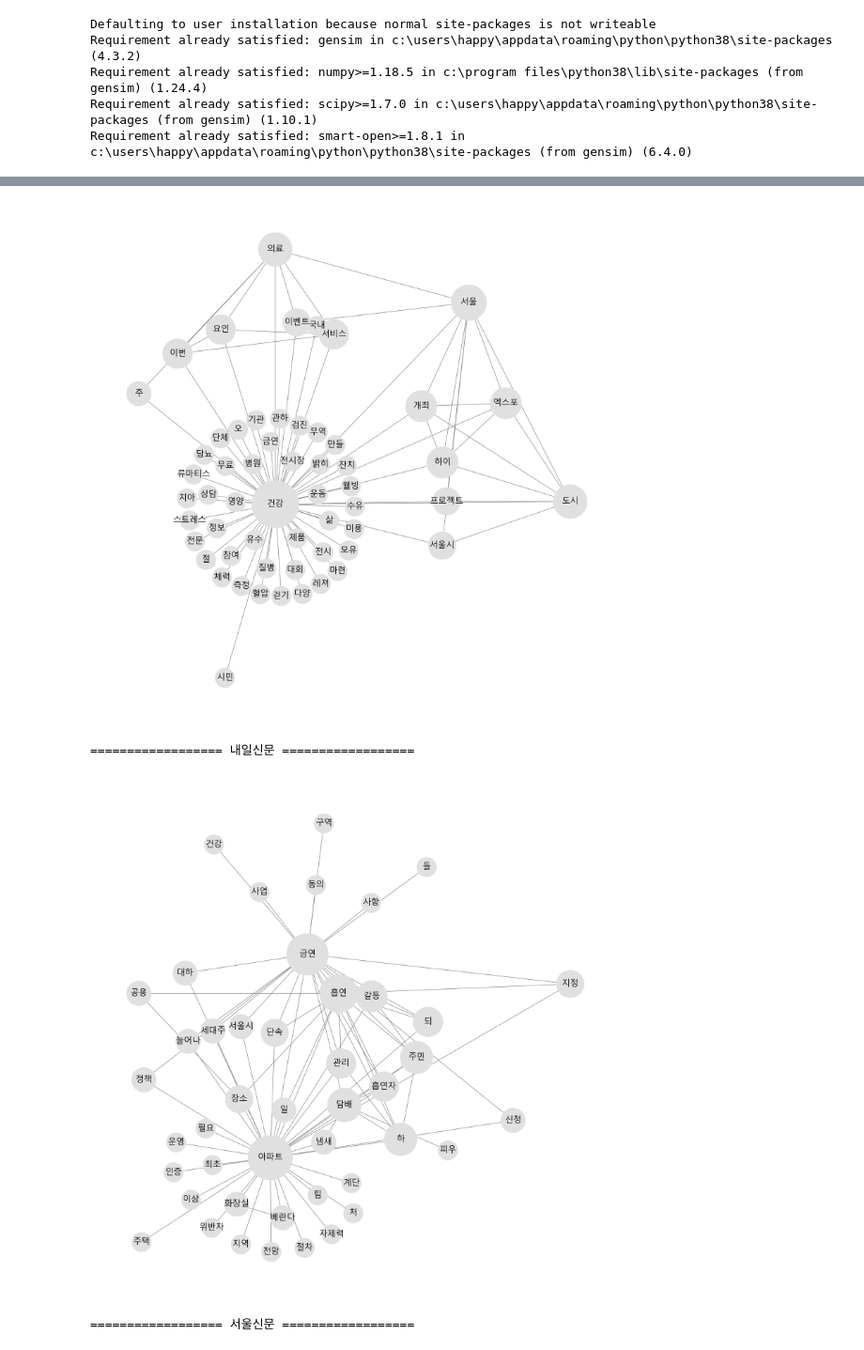
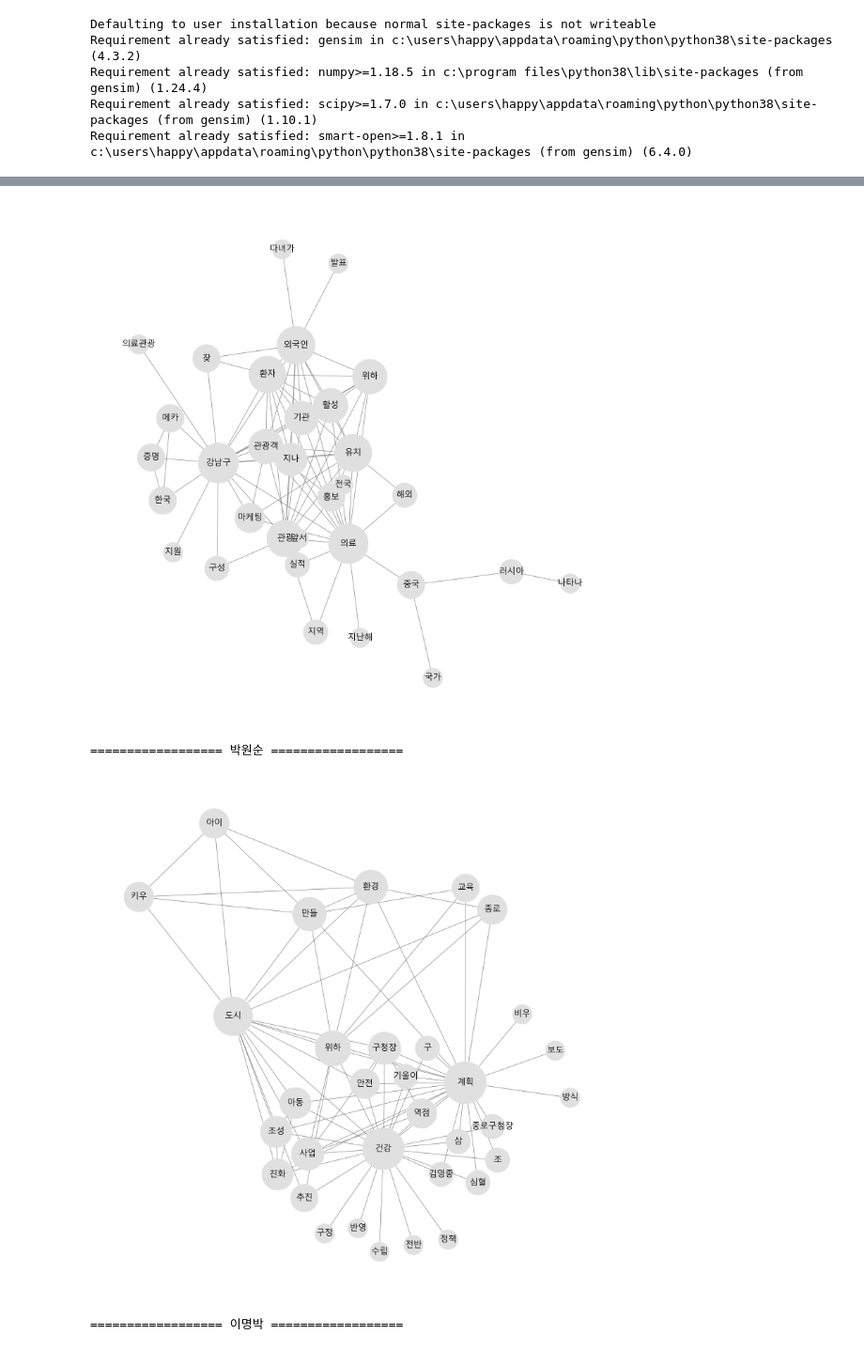
Before and after one commit to shinjiyeong/homework_textmining, a Jupyter notebook: wk5_신지영.ipynb, the cells around one changed output, grey strips where cells are left out. Shown at 94% size. Cells and saved outputs as stored; diff of their text form; code cells hidden in the pictures.

```diff
--- a/wk5_신지영.ipynb
+++ b/wk5_신지영.ipynb
@@ -76,15 +116,15 @@ import math
 
 bodys = {}
 
-for publishers in PUBLISHERS:
-    bodys[publishers] = articles["wordset"][publishers_idxes[publishers]]
+for mayor in MAYORS:
+    bodys[mayor] = articles["wordset"][mayor_idxes[mayor]]
 
     unigram_count = Counter()
     bigram_count = Counter()
 
     ppmis = Counter()
 
-    for body in bodys[publishers]:
+    for body in bodys[mayor]:
         unigram_count.update(body)
 
         bigram = list(zip(*[body[i:] for i in range(2)]))
@@ -97,7 +137,7 @@ for publishers in PUBLISHERS:
         ppmi = max(pmi, 0.0)
         ppmis[(left_w, right_w)] = ppmi
 
-    print("========= {} =========".format(publishers))
+    print("========= {} =========".format(mayor))
     for (bigram, count) in ppmis.most_common(10):
         print("{}\t\t{}".format(" & ".join(bigram), count))
     print()
@@ -133,12 +173,12 @@ from pprint import pprint
 from gensim.models.phrases import Phrases
 from gensim.models.phrases import Phraser
 
-for publishers in PUBLISHERS:
-    gen_phrases = Phrases(bodys[publishers], min_count=5, threshold=0.4, scoring="npmi") # npmi 양수로 가면 association이 강함.
+for mayor in MAYORS:
+    gen_phrases = Phrases(bodys[mayor], min_count=5, threshold=0.4, scoring="npmi") # npmi 양수로 가면 association이 강함.
     gen_bigram = Phraser(gen_phrases) # Training된 것으로 적용
 
-    print("================ {} ================".format(publishers))
-    for bi_sent, sent in zip(gen_bigram[bodys[publishers]][:10], bodys[publishers][:10]):
+    print("================ {} ================".format(mayor))
+    for bi_sent, sent in zip(gen_bigram[bodys[mayor]][:10], bodys[mayor][:10]):
         if len(sent) > 2:
             print("unigram: {}".format(sent))
             print("bigram: {}".format(bi_sent))
@@ -178,29 +218,29 @@ from operator import itemgetter
 cooccurance_count = {}
 cooccurance_list = {}
 
-for publishers in PUBLISHERS:
+for mayor in MAYORS:
 
     cooc_count = defaultdict(Counter)
 
-    for body in bodys[publishers]:
+    for body in bodys[mayor]:
         body = sorted(set(body))
 
         for word_l, word_r in combinations(body, 2):
             cooc_count[word_l][word_r] += 1
 
-    cooccurance_count[publishers] = cooc_count
+    cooccurance_count[mayor] = cooc_count
 
     cooc_list = []
-    for word_l, word_r_count in cooccurance_count[publishers].items():
+    for word_l, word_r_count in cooccurance_count[mayor].items():
         for word_r, count in word_r_count.items():
             cooc_list.append((word_l, word_r, count))
 
-    cooccurance_list[publishers] = sorted(cooc_list, key=itemgetter(2), reverse=True)
+    cooccurance_list[mayor] = sorted(cooc_list, key=itemgetter(2), reverse=True)
 # %%
-for publishers in PUBLISHERS:
-    print("================ {} ================".format(publishers))
+for mayor in MAYORS:
+    print("================ {} ================".format(mayor))
 
-    for (word_l, word_r, count) in cooccurance_list[publishers][:10]:
+    for (word_l, word_r, count) in cooccurance_list[mayor][:10]:
         print("{} \t+\t {} \t=\t {}".format(word_l, word_r, count))
 
     print("=====================================")
@@ -237,14 +277,14 @@ warnings.filterwarnings("ignore", category=matplotlib.cbook.mplDeprecation)
 NODE_NUM = 80
 
 general_networks = {}
-for publishers in PUBLISHERS:
-    print("================== {} ==================".format(publishers))
+for mayor in MAYORS:
+    print("================== {} ==================".format(mayor))
     G = nx.Graph()
 
-    for word_l, word_r, count in cooccurance_list[publishers][:NODE_NUM]:
+    for word_l, word_r, count in cooccurance_list[mayor][:NODE_NUM]:
         G.add_edge(word_l, word_r, weight=count)
 
-    general_networks[publishers] = G
+    general_networks[mayor] = G
 
     sizes = [math.log(G.degree(n) + 1) * 2500 for n in G.nodes()]
     plt.figure(figsize = (20, 20))
@@ -267,4 +307,4 @@ for publishers in PUBLISHERS:
-[figure, old version]
+[figure, new version]
-================== 내일신문 ==================
+================== 박원순 ==================
-[figure, old version]
+[figure, new version]
-================== 서울신문 ==================
+================== 이명박 ==================
```
Also changed, not shown: parts of 10 cells of this notebook.
